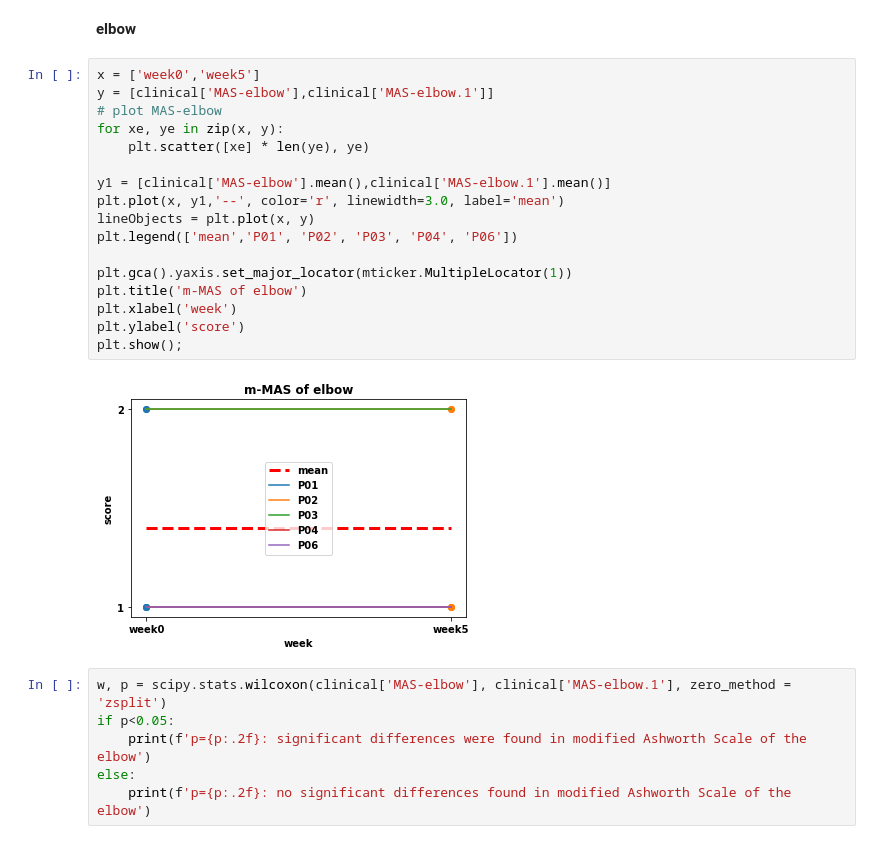
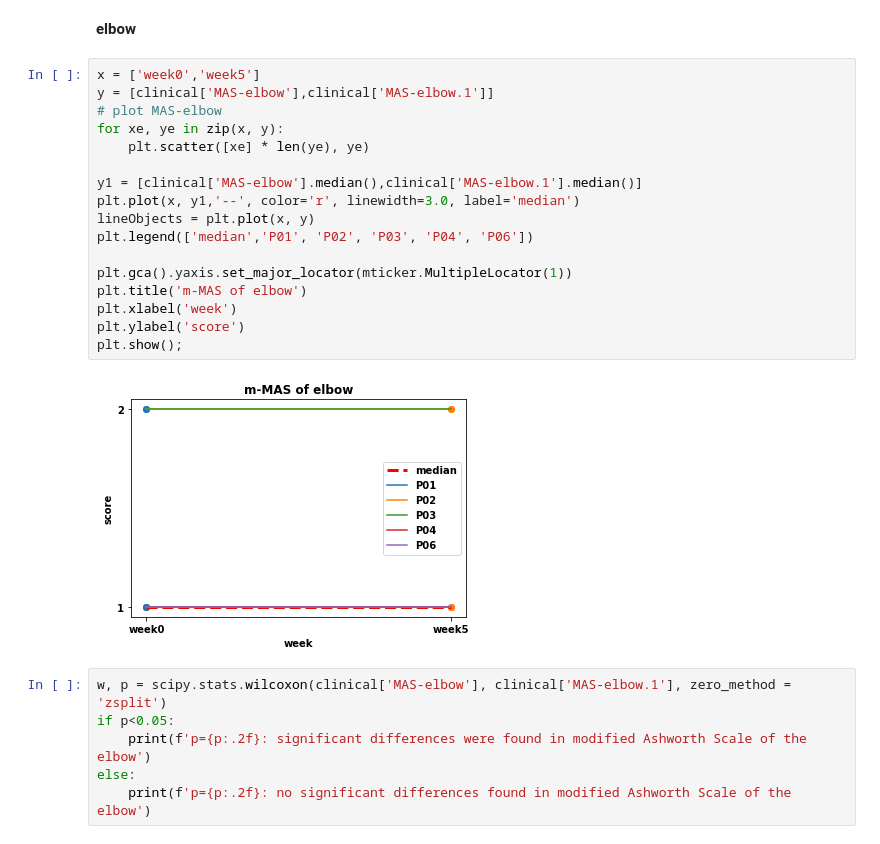
Before and after one commit to doscsy12/robotic_hometherapy, a Jupyter notebook: EDA_K_f.ipynb, the cells around one changed output. Cells and saved outputs as stored; diff of their text form.

```diff
--- a/EDA_K_f.ipynb
+++ b/EDA_K_f.ipynb
@@ -640,22 +644,22 @@ p=0.48: no significant differences found in modified Ashworth Scale of the shoul
 # %%
 x = ['week0','week5']
 y = [clinical['MAS-elbow'],clinical['MAS-elbow.1']]
 # plot MAS-elbow
 for xe, ye in zip(x, y):
     plt.scatter([xe] * len(ye), ye)
 
-y1 = [clinical['MAS-elbow'].mean(),clinical['MAS-elbow.1'].mean()]
-plt.plot(x, y1,'--', color='r', linewidth=3.0, label='mean')
+y1 = [clinical['MAS-elbow'].median(),clinical['MAS-elbow.1'].median()]
+plt.plot(x, y1,'--', color='r', linewidth=3.0, label='median')
 lineObjects = plt.plot(x, y)
-plt.legend(['mean','P01', 'P02', 'P03', 'P04', 'P06'])
+plt.legend(['median','P01', 'P02', 'P03', 'P04', 'P06'])
 
 plt.gca().yaxis.set_major_locator(mticker.MultipleLocator(1))
 plt.title('m-MAS of elbow')
 plt.xlabel('week')
 plt.ylabel('score')
 plt.show();
 # %% [output]
-[figure, old version]
+[figure, new version]
 # %%
 w, p = scipy.stats.wilcoxon(clinical['MAS-elbow'], clinical['MAS-elbow.1'], zero_method = 'zsplit')
 if p<0.05:
```
Also changed, not shown: parts of 10 cells of this notebook.
